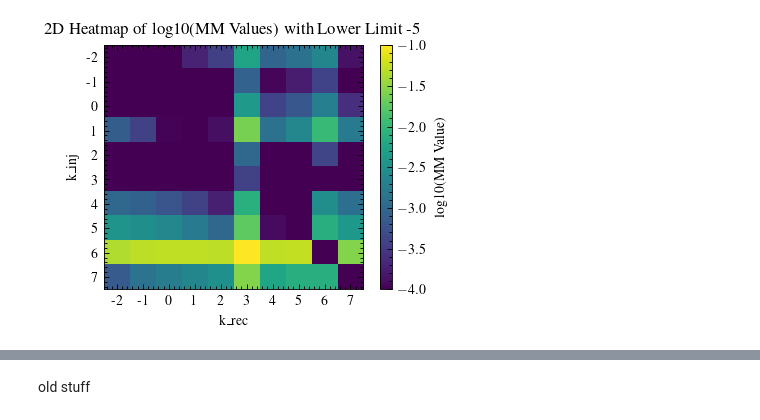
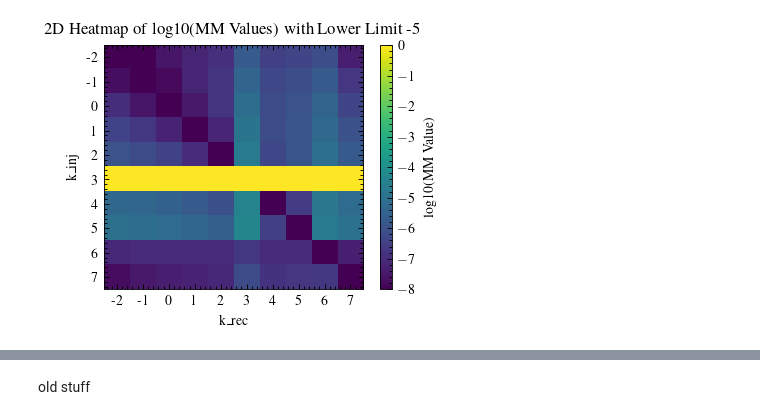
Before and after one commit to BrianCSeymour/geo-tgr, a Jupyter notebook: pn-degen-plot.ipynb, the cells around one changed output, grey strips where cells are left out. Cells and saved outputs as stored; diff of their text form; code cells hidden in the pictures.

```diff
--- a/pn-degen-plot.ipynb
+++ b/pn-degen-plot.ipynb
@@ -174,14 +168,17 @@ NameError: name 'red_param' is not defined
 # %%
 k_inj = 1
 k_rec = 3
+# %%
+norm = np.abs(lib.get_dpsi_ppe(20, red_param, k_inj)- lib.get_dpsi_ppe(6000, red_param, k_inj))
+dpsi_inj = 0.1/norm*lib.get_dpsi_ppe(freqs, red_param, k_inj)
 # %%
 def compute_mm(k_inj, k_rec):
     paramx = ['M_c', 'eta', 'd_L', 'ra', 'dec', 'iota', 'psi', 't_c', 'phase_c', 'dphi_rec']
     log_flag =  {paramx[i] : 0 for i in range(len(paramx))}; log_flag["M_c"] = 1; log_flag["d_L"] = 1
     x = red_param.copy()
 
-
-    dpsi_inj = 0.1*lib.get_dpsi_ppe(freqs, red_param, k_inj)
+    norm = np.abs(lib.get_dpsi_ppe(20, red_param, k_inj)- lib.get_dpsi_ppe(6000, red_param, k_inj))
+    dpsi_inj = 0.1/norm*lib.get_dpsi_ppe(freqs, red_param, k_inj)
     dpsi_rec = lib.get_dpsi_ppe(freqs, red_param, k_rec)
     dephasing_inj = 1j* dpsi_inj #jnp.exp(1j*dpsi_inj)
     dephasing_rec = 1j* dpsi_rec #jnp.exp(1j*dpsi_rec)
@@ -239,7 +236,8 @@ def compute_mm(k_inj, k_rec):
 ii = [-2, -1, 0, 1, 2, 3, 4, 5, 6, 7]
 
 mmarr = np.zeros((len(ii),len(ii)))
-# compute_mm(1, 3)
 for i in ii:
+    print(i)
     for j in ii:
-        mmarr[i,j] = compute_mm(i, j)
+        # print(i,j)
+        mmarr[i,j] = np.real(compute_mm(i, j))
@@ -254,30 +279,30 @@ for i in ii:
 # %%
 import numpy as np
 import matplotlib.pyplot as plt
 
 # Assuming mmarr has been computed as a 2D array with real values
 # Replace any non-positive values with a small positive number to avoid issues with log10
 mmarr_safe = np.where(mmarr > 0, mmarr, np.nan)  # replace non-positive with NaN
 log_mmarr = np.log10(mmarr_safe)
 
 # Create the heatmap with a color range limited to -5 and max value of the data
-plt.imshow(log_mmarr, cmap='viridis', interpolation='nearest', aspect='auto', vmin=-4, vmax=np.nanmax(log_mmarr))
+plt.imshow(log_mmarr, cmap='viridis', interpolation='nearest', aspect='auto', vmin=-8, vmax=0)
 
 # Add color bar for reference
 plt.colorbar(label='log10(MM Value)')
 
 # Label axes
 plt.xlabel("k_rec")
 plt.ylabel("k_inj")
 
 # Set x and y ticks to match your ii indices
 plt.xticks(ticks=np.arange(len(ii)), labels=ii)
 plt.yticks(ticks=np.arange(len(ii)), labels=ii)
 
 # Add title
 plt.title("2D Heatmap of log10(MM Values) with Lower Limit -5")
-
+plt.savefig("mm_heatmap.pdf")
 # Show the plot
 plt.show()
 # %% [output]
-[figure, old version]
+[figure, new version]
```
Also changed, not shown: parts of 7 cells of this notebook, 5 other files.
